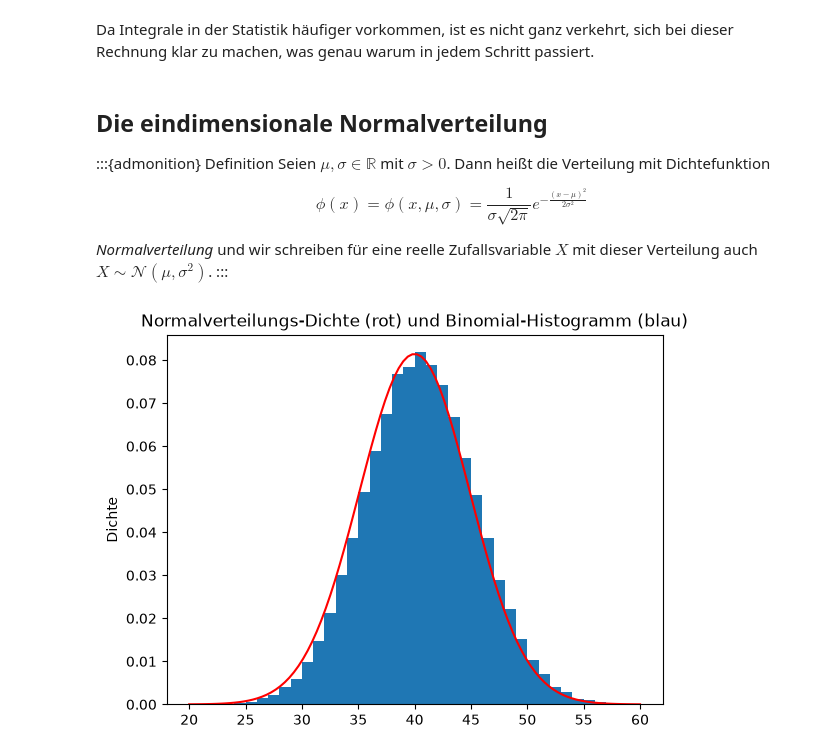
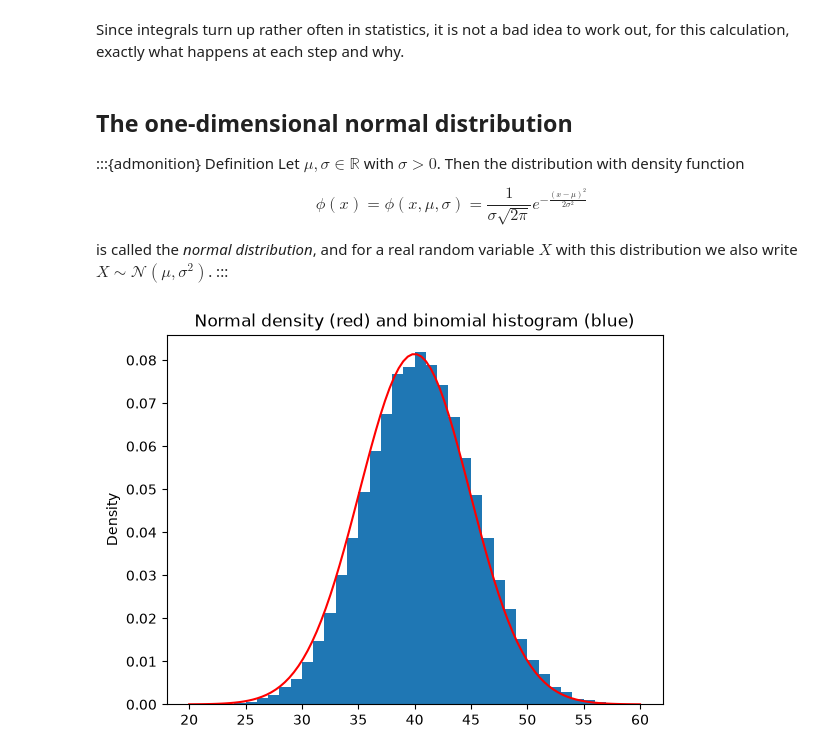
Before and after one commit to konradvoelkel/ds-en, a Jupyter notebook: normal-distribution.ipynb, the cells around one changed output. Saved outputs shown, nothing was run; the diff lists cells and outputs as text; code cells hidden in the pictures.

```diff
--- a/normal-distribution.ipynb
+++ b/normal-distribution.ipynb
@@ -81,27 +79,27 @@ $$
 $$
 :::
 # %% [markdown]
-Da Integrale in der Statistik häufiger vorkommen, ist es nicht ganz verkehrt, sich bei dieser Rechnung klar zu machen, was genau warum in jedem Schritt passiert.
+Since integrals turn up rather often in statistics, it is not a bad idea to work out, for this calculation, exactly what happens at each step and why.
 # %% [markdown]
-## Die eindimensionale Normalverteilung
+## The one-dimensional normal distribution
 
 :::{admonition} Definition
-Seien $\mu,\sigma \in \mathbb{R}$ mit $\sigma > 0$. Dann heißt die Verteilung mit Dichtefunktion
+Let $\mu,\sigma \in \mathbb{R}$ with $\sigma > 0$. Then the distribution with density function
 
 $$
 \phi(x) = \phi(x,\mu,\sigma) = \frac{1}{\sigma\sqrt{2\pi}} e^{-\frac{(x-\mu)^2}{2\sigma^2}}
 $$
 
-*Normalverteilung* und wir schreiben für eine reelle Zufallsvariable $X$ mit dieser Verteilung auch $X \sim \mathcal{N}(\mu,\sigma^2)$.
+is called the *normal distribution*, and for a real random variable $X$ with this distribution we also write $X \sim \mathcal{N}(\mu,\sigma^2)$.
 :::
 # %%
 x = np.linspace(20,60,100)
 plt.hist(binom_samples, bins=40, density=True)
-plt.plot(x, norm(loc=40, scale=np.sqrt(24)).pdf(x), color="red")   # Erwartungswert n p = 40, Varianz n p (1-p) = 24
-plt.ylabel('Dichte')
-plt.title('Normalverteilungs-Dichte (rot) und Binomial-Histogramm (blau)')
+plt.plot(x, norm(loc=40, scale=np.sqrt(24)).pdf(x), color="red")   # expected value n p = 40, variance n p (1-p) = 24
+plt.ylabel('Density')
+plt.title('Normal density (red) and binomial histogram (blue)')
 plt.show()
 # %% [output]
-[figure, old version]
+[figure, new version]
 # %% [markdown]
 :::{admonition} Proposition
```
Also changed, not shown: parts of 15 cells of this notebook, 13 other files.
